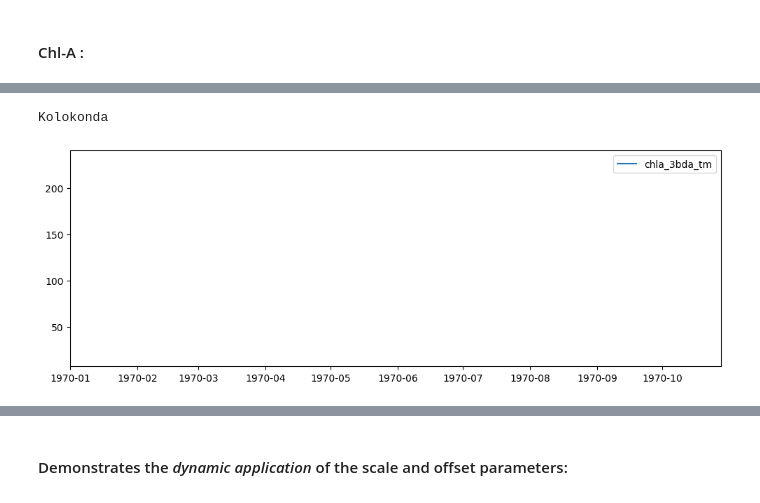
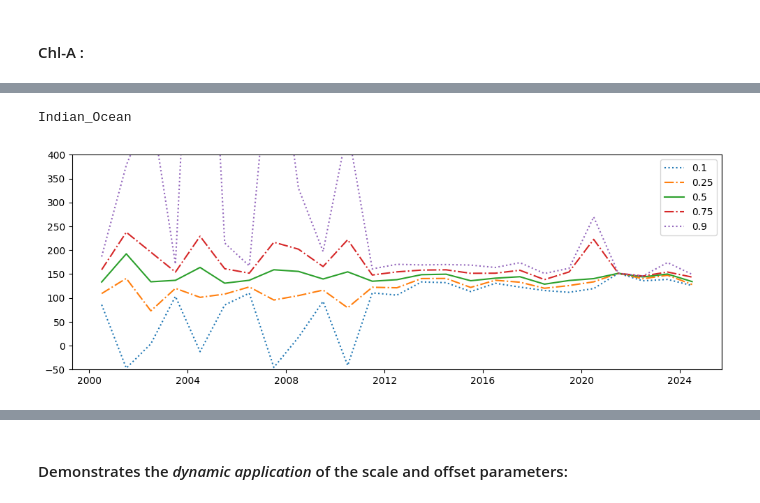
Before and after one commit to digitalearthafrica/deafrica_water_quality, a Jupyter notebook: WP2.2/WP2.2.ipynb, the cells around one changed output, grey strips where cells are left out. Drawn from its saved outputs; the diff is of its cells as text; code cells hidden in the pictures.

```diff
--- a/WP2.2/WP2.2.ipynb
+++ b/WP2.2/WP2.2.ipynb
@@ -896,23 +838,24 @@ ds.where(ds.water_5yr==True)[name].median(dim='time').plot(vmin=y0,vmax=y1)
 # After
 #ds.hue.loc[ds[instr] ==True].median(dim=('x','y')).plot()
 ds['tempvar'] = ds[name] * np.nan
-
 for inst in 'tm','msi','oli':
     new = harmonise_for_instrument(
         #ds.where(ds.clearwater==True).hue.loc[ds[inst]==True],
-        ds.where(ds.water_5yr==True).where(ds[inst]==True)[name],
+        ds.where(ds.water_5yr==True)[name].where(ds[inst]==True),
         name+'_'+inst,
         lookup,distributions)
     new.median(dim=('x','y')).\
         plot(label = inst,marker='.',linestyle='')
-    median_value = new.median()
+    median_value = new.median(dim=('x','y','time'))
     plt.axhline(median_value,linestyle=':',label= str(inst+'-median ('+ str(median_value.item()) +')')
     )
     ds['tempvar'] = xr.where(ds[inst]==True,new,ds.tempvar)
+plt.axhline(ds['tempvar'].median(),linestyle='-.',label= str('Median'))
+
 plt.ylim(y0,y1)
 plt.legend()
 plt.show()
-ds.where(ds.water_5yr==True).where(ds[inst]==True).tempvar.median(dim='time').plot(vmin=y0,vmax=y1)
+ds.where(ds.water_5yr==True).tempvar.median(dim='time').plot(vmin=y0,vmax=y1)
 # %% [output]
 hue_tm hue_msi
 hue_msi hue_msi
@@ -1143,7 +1074,7 @@ mmt['hue']     = ['hue_tm', 'hue_oli', 'hue_msi']
 
 measurements = list(mmt.keys())
 measurements = ['ndci']
-i = 8
+i = 0
 
 q0 = 5
 q1 = 95
@@ -1203,5 +1137,5 @@ places_dict     = set_spacetime_domain()
 # --- start the log file and parameters dictionary ---
 
 logfilename = 'log.csv'
-open_logfile(places_dict,logfilename,overwrite='Append')
+log = open_logfile(places_dict,logfilename,overwrite='Append')
 log
@@ -1348,7 +1374,16 @@ fig, ax = plt.subplots(1, 1, figsize=(12, 4))
 plt.xlim(0,300)
 
 exclude = ['chla_tebbs_oli','chla_tebbs_msi','chla_tebbs_tm']
-exclude = []
+fullset = ['ndci_msi54', 'ndci_msi64', 'ndci_msi74', 'ndci_tm43',
+       'ndci_oli54', 'chla_toming_msi', 'chla_3bda_msi', 'chla_3bda_oli',
+       'chla_3bda_tm', 'chla_tebbs_msi', 'chla_tebbs_oli',
+       'chla_tebbs_tm', 'chla_meris2b_msi', 'chla_modis2b_msi',
+       'chla_modis2b_tm']
+ndciset = ['ndci_msi54', 'ndci_msi64', 'ndci_msi74', 'ndci_tm43',     'ndci_oli54']
+chla_3bdaset = ['chla_toming_msi', 'chla_3bda_msi', 'chla_3bda_oli',   'chla_3bda_tm']
+tebbsset =  ['chla_tebbs_msi', 'chla_tebbs_oli',     'chla_tebbs_tm']
+modisset = ['chla_meris2b_msi', 'chla_modis2b_msi',  'chla_modis2b_tm']
+exclude = set(fullset) - set(modisset)
 
 reftime    =  wq_results.time[0:24]
 targettime =  wq_results.time[0:24]
@@ -1368,4 +1403,7 @@ for name in (set(wq_results.chla_measure.values) - set(exclude)):
                              * scale) + offset).median(dim=('time'))
     plt.plot(x,y,label=name)
 plt.legend(loc='best')
+plt.title(placename)
+plt.ylabel('quantile')
+plt.xlabel('chla, mg/l')
 plt.show()
@@ -1375,38 +1410,42 @@ Senegal_StLouis
 # %%
 # --- check some of the results ---
 #     a little bit of analysis and normalisation to be able to view the results comparatively
 rng = np.random.default_rng()
 i = rng.integers(size=1,low=0,high=wq_results.place.size).item()
 placename = wq_results.place[i].item()
 #print(placename)
 
 
 
 fig, ax = plt.subplots(1, 1, figsize=(12, 4))
-plt.xlim(0,300)
+plt.ylim(-50,400)
 
 exclude = ['chla_tebbs_oli','chla_tebbs_msi','chla_tebbs_tm']
 exclude = []
 
 reftime    =  wq_results.time[0:24]
 targettime =  wq_results.time[0:24]
 displaytime = wq_results.time[0:25]
 
 print(placename)
-
-if True:
+Q = 0.5
+for Q in 0.1,0.25,0.5,0.75,0.9:
     #print(scale,offset)
     x = wq_results['time']
     y = ((wq_results.loc[dict(time = (displaytime) ,
                               place = placename,
-                              quantile=(wq_results['quantile'] ==.5))].chla\
+                              quantile=(wq_results['quantile'] ==Q))].chla\
                              * wq_results.chla_scale) + wq_results.chla_offset).median(dim=('chla_measure')).squeeze()
-    plt.plot(x,y,label=name)
+    ls = ':'
+    if Q == 0.5 : ls = '-'
+    if Q in [0.75,0.25] : ls = '-.'
+
+    plt.plot(x,y,linestyle=ls,label=Q)
 plt.legend(loc='best')
 plt.show()
 # %% [output]
-Kolokonda
+Indian_Ocean
-[figure, old version]
+[figure, new version]
 # %%
 # --- check some of the results ---
 #     a little bit of analysis and normalisation to be able to view the results comparatively
```
Also changed, not shown: parts of 46 cells of this notebook.
